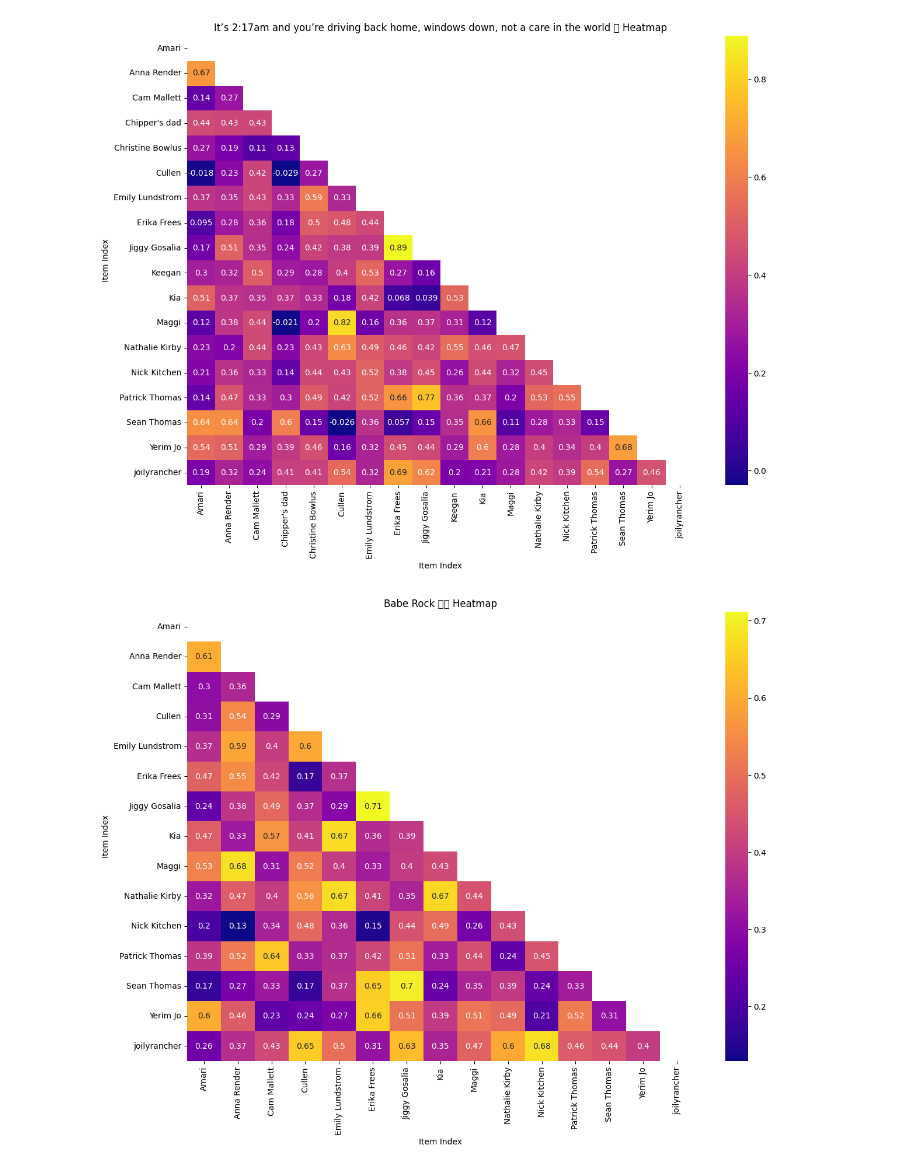
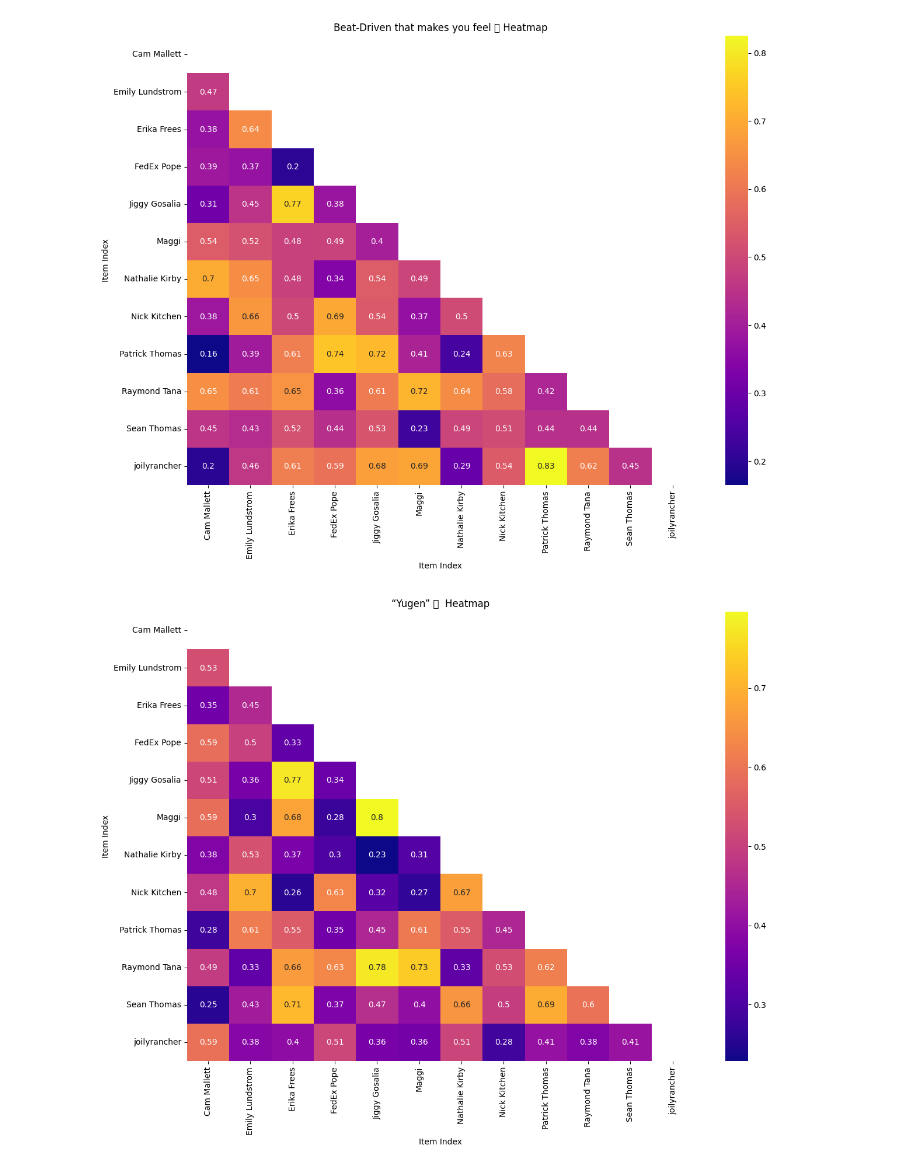
Before and after one commit to ajwinters/SpotifyPlayground, a Jupyter notebook: musicleague/networkmaps.ipynb, the cells around one changed output. Drawn from its saved outputs; the diff is of its cells as text; code cells hidden in the pictures.

Commit message:
Updated with some season 3 analysis and graphs

```diff
--- a/musicleague/networkmaps.ipynb
+++ b/musicleague/networkmaps.ipynb
@@ -17,13 +18,13 @@ sp = spotipy.Spotify(auth_manager=SpotifyOAuth(client_id="f6f6de34e09741d28b1766
                                                scope="user-library-read playlist-modify-public playlist-read-private",
                                                requests_timeout=30))
 # %%
-comp = pd.read_csv(r'./data/kinesandbeyondfall2024/competitors.csv')
-roun = pd.read_csv(r'./data/kinesandbeyondfall2024/rounds.csv')
-subm = pd.read_csv(r'./data/kinesandbeyondfall2024/submissions.csv')
-vote = pd.read_csv(r'./data/kinesandbeyondfall2024/votes.csv')
+comp = pd.read_csv(r'./data/pennstahtspring2025/competitors.csv')
+roun = pd.read_csv(r'./data/pennstahtspring2025/rounds.csv')
+subm = pd.read_csv(r'./data/pennstahtspring2025/submissions.csv')
+vote = pd.read_csv(r'./data/pennstahtspring2025/votes.csv')
 
 subb = subm[['Spotify URI','Submitter ID','Round ID']].rename(columns={'Submitter ID':'Voter ID'})
-subb['Points Assigned'] = 7
+subb['Points Assigned'] = 5
 vote = pd.concat([subb,vote])
 
 vote = vote.merge(comp,left_on='Voter ID',right_on='ID').drop(columns='ID')
@@ -32,7 +33,14 @@ roun1 = roun[['ID','Name']].rename(columns={'ID':'Round ID','Name': 'Round'})
 vote = vote.merge(roun1,on='Round ID')
 
 votesum = vote.groupby(['Round ID','Name'])['Points Assigned'].agg('sum').reset_index()
-votesum = votesum[votesum['Points Assigned']!=26].drop(columns='Points Assigned')
+votesum = votesum[votesum['Points Assigned']>100].drop(columns='Points Assigned')
 
 df_filtered = vote.merge(votesum, on=['Round ID', 'Name'], how='left', indicator=True)
+df_filtered = df_filtered[df_filtered['Name']!='Anna Render']
 vote = df_filtered[df_filtered['_merge'] == 'left_only'].drop(columns=['_merge'])
+
+# Merge Submitter ID from subm into vote
+vote = vote.merge(subm[['Spotify URI', 'Submitter ID']], on='Spotify URI', how='left')
+
+# Merge Submitter Name (Name column) from comp into vote
+vote = vote.merge(comp[['ID', 'Name']].rename(columns={'ID': 'Submitter ID', 'Name': 'Submitter Name'}), on='Submitter ID', how='left')
@@ -40,6 +86,11 @@ vote = df_filtered[df_filtered['_merge'] == 'left_only'].drop(columns=['_merge']
 # Create a pivot table of Points Assigned by Voter ID and Song
 
 for i in vote['Round'].unique():
+    filename = i
+    # Remove problematic characters
+    safe_filename = re.sub(r'[\\/:"*?<>|]', '_', filename)
+    safe_filename = safe_filename.encode('ascii', 'ignore').decode()
+
     voter = vote[vote['Round'] == i]
 
     pivot = voter.pivot_table(
@@ -65,7 +116,7 @@ for i in vote['Round'].unique():
     plt.title("{} Heatmap".format(i))
     plt.xlabel("Item Index")
     plt.ylabel("Item Index")
-    plt.savefig('heatmap fall songs {}.png'.format(i))
+    plt.savefig('heatmap {}.png'.format(safe_filename))
     # Show plot
     #plt.show()
 # %% [output]
@@ -77,2 +128,2 @@ for i in vote['Round'].unique():
-[figure, old version]
+[figure, new version]
-[figure, old version]
+[figure, new version]
```
Also changed, not shown: parts of 11 cells of this notebook, 31 other files.
